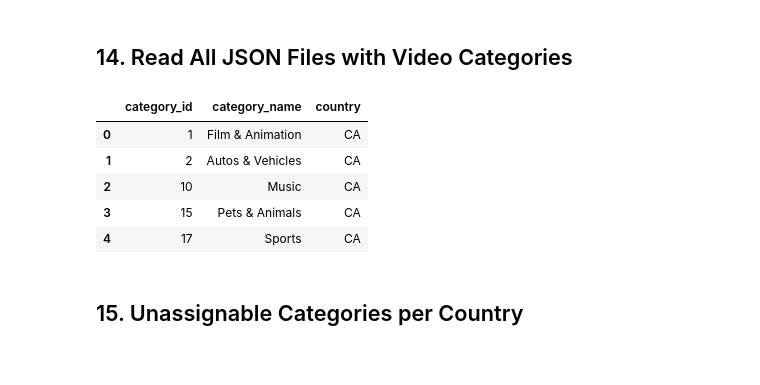
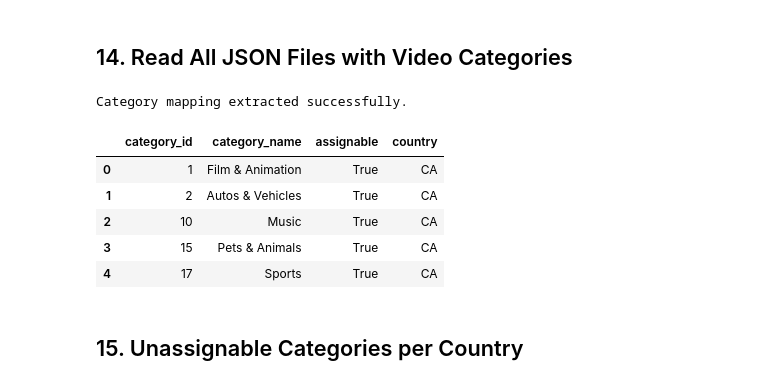
Before and after one commit to iyaseenn/CS_Project.2025-2026, a Jupyter notebook: Trending YouTube Dataset - FCS 2025-26 Project1.ipynb.ipynb, the cells around one changed output. Saved outputs shown, nothing was run; the diff lists cells and outputs as text; code cells hidden in the pictures.

```diff
--- a/Trending YouTube Dataset - FCS 2025-26 Project1.ipynb.ipynb
+++ b/Trending YouTube Dataset - FCS 2025-26 Project1.ipynb.ipynb
@@ -454,44 +448,41 @@ display(top_video_per_month_country.head(20))
 # %% [markdown]
 ## 14. Read All JSON Files with Video Categories
 # %%
-# Path to JSON category files inside the extracted data folder
-json_path = "data/**/*.json"
+# Create a blank list to hold our category info
+categories = []
+# Look through all folders to find every file that ends in .json
+json_files = glob.glob("data/**/*.json", recursive=True)
 
-# Get a list of all JSON files
-json_files = glob.glob(json_path, recursive=True)
+for file in json_files:
+    # Figure out the country by looking at the first part of the filename
+    country = os.path.basename(file).split("_")[0].strip().upper()
 
-# List to store category information
-categories = []
-
-# Loop through each JSON file
-for file in json_files:
-    # Extract country code from the filename
-    country = os.path.basename(file).split("_")[0]
-
-    # Open and read the JSON file
+    # Open each JSON file and read the data
     with open(file, "r", encoding="utf-8") as f:
         data = json.load(f)
-
-        # Loop through each category item in the JSON
-        for item in data["items"]:
+        # Go through the list of items inside the file
+        for item in data.get("items", []):
+            # Save the category ID, the name, and if it's usable for that country
             categories.append({
-                "category_id": int(item["id"]),
+                "category_id": str(item.get("id")),
                 "category_name": item["snippet"]["title"],
+                "assignable": bool(item.get("snippet", {}).get("assignable", True)),
                 "country": country
             })
 
-# Convert the list of categories into a DataFrame
-categories_df = pd.DataFrame(categories)
+# Put everything into a table and remove any accidental duplicates
+categories_df = pd.DataFrame(categories).drop_duplicates(subset=["country", "category_id"])
 
-# Display the first few rows
+print("Category mapping extracted successfully.")
 display(categories_df.head())
 # %% [output]
+Category mapping extracted successfully.
-|  | category_id | category_name | country |
-| 0 | 1 | Film & Animation | CA |
-| 1 | 2 | Autos & Vehicles | CA |
-| 2 | 10 | Music | CA |
-| 3 | 15 | Pets & Animals | CA |
-| 4 | 17 | Sports | CA |
+|  | category_id | category_name | assignable | country |
+| 0 | 1 | Film & Animation | True | CA |
+| 1 | 2 | Autos & Vehicles | True | CA |
+| 2 | 10 | Music | True | CA |
+| 3 | 15 | Pets & Animals | True | CA |
+| 4 | 17 | Sports | True | CA |
 # %% [markdown]
 ## 15. Unassignable Categories per Country
 # %%
```
Also changed, not shown: parts of 15 cells of this notebook.
